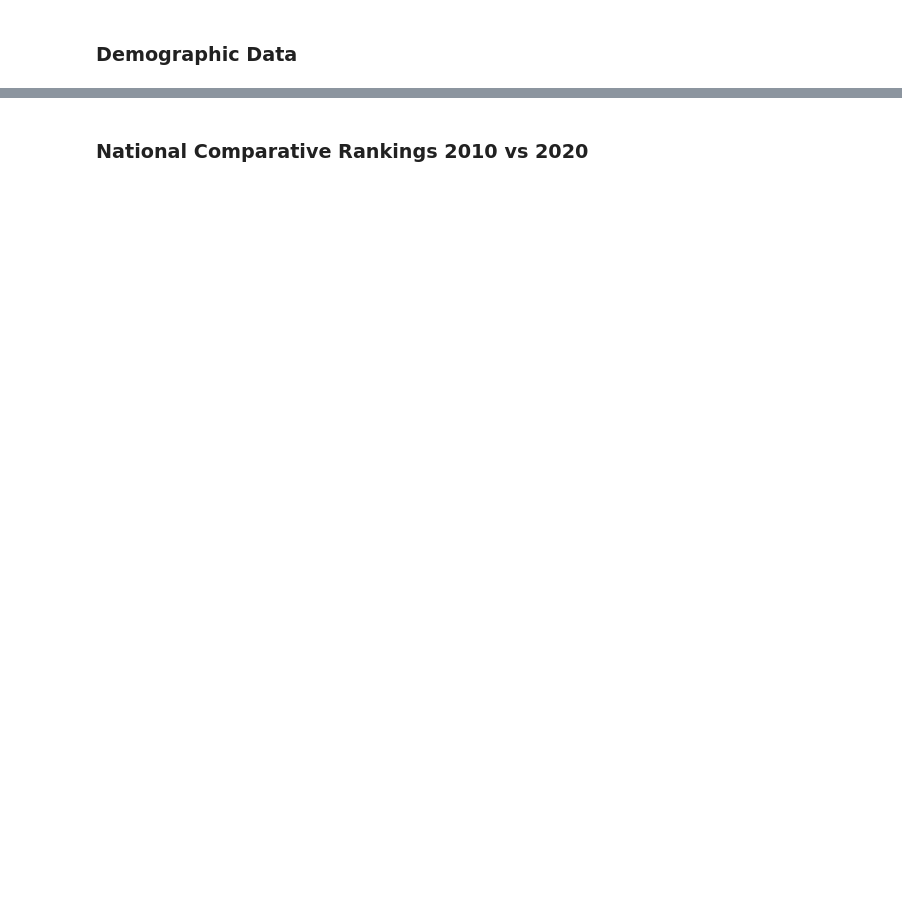
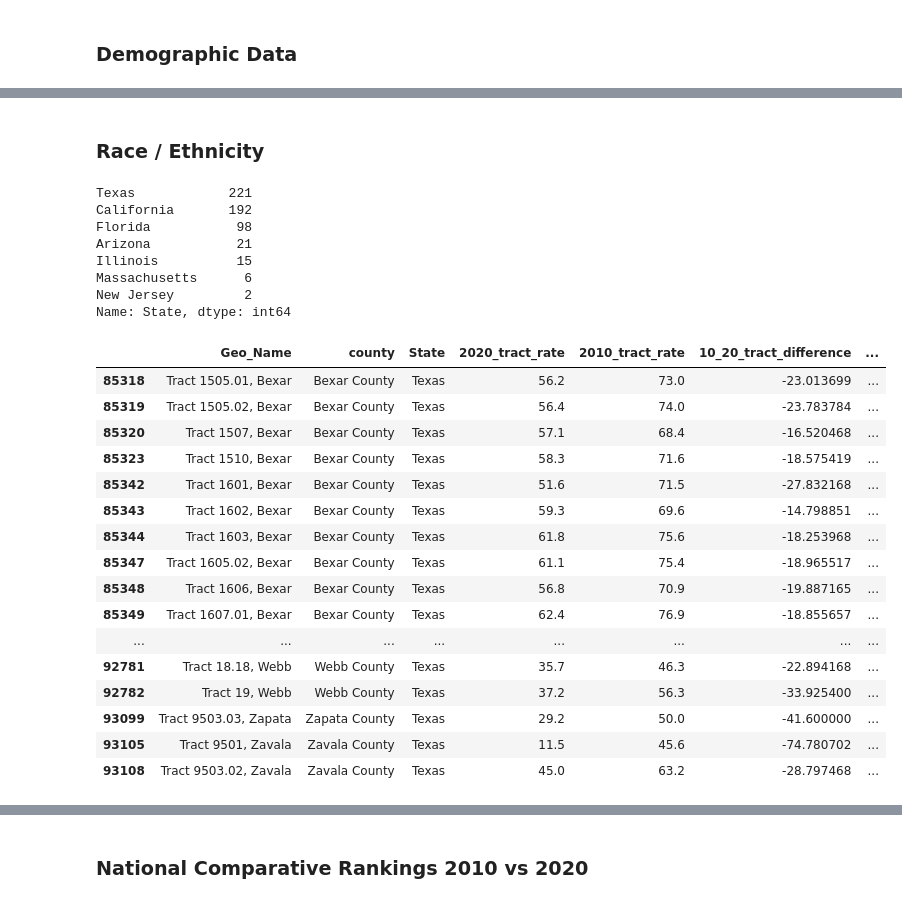
Before and after one commit to tdiffendal/USAT, a Jupyter notebook: census-responses/census_responses_colab.ipynb, the cells around one changed output, grey strips where cells are left out. Cells and saved outputs as stored; diff of their text form; code cells hidden in the pictures; blank space fills up the shorter version.

```diff
--- a/census-responses/census_responses_colab.ipynb
+++ b/census-responses/census_responses_colab.ipynb
@@ -468,0 +221,12 @@ lowest
+# %%
+#read in county-level voting information for the 2016 pres race
+df = pd.merge(df,
+              pd.read_csv('https://raw.githubusercontent.com/tdiffendal/USAT/master/census-responses/data/countypres_2016.csv',
+                         usecols = [1,3,4,7,8,9],
+                   skiprows=1,
+                   names= ['State', 'county', 'FIPS', 'party',
+                           'candidatevotes', 'totalvotes'],
+                    dtype={'State':np.str, 'county':np.str, 'FIPS':np.str,
+                           'party':np.str,'candidatevotes':np.str,
+                           'totalvotes':np.str}),
+              on=(['county', 'State']), how='left')
@@ -468,0 +579,4 @@ lowest
+# %%
+# Regional descriptions
+pd.set_option('display.max_rows', None)
+display(no_pr.groupby('Region').describe().round(2).T)
@@ -468,0 +996,34 @@ lowest
+# %% [markdown]
+### Race / Ethnicity
+# %%
+# show all tracts where Latino population 95% or higher by state
+display(no_pr[no_pr.latino_pct >= 95].State.value_counts())
+
+# show all 95 or higher Latino tracts in Texas
+display(no_pr.loc[(no_pr.State == 'Texas') & (no_pr.latino_pct >= 95)])
+# %% [output]
+Texas            221
+California       192
+Florida           98
+Arizona           21
+Illinois          15
+Massachusetts      6
+New Jersey         2
+Name: State, dtype: int64
+|  | Geo_Name | county | State | 2020_tract_rate | 2010_tract_rate | 10_20_tract_difference | ... |
+| 85318 | Tract 1505.01, Bexar | Bexar County | Texas | 56.2 | 73.0 | -23.013699 | ... |
+| 85319 | Tract 1505.02, Bexar | Bexar County | Texas | 56.4 | 74.0 | -23.783784 | ... |
+| 85320 | Tract 1507, Bexar | Bexar County | Texas | 57.1 | 68.4 | -16.520468 | ... |
+| 85323 | Tract 1510, Bexar | Bexar County | Texas | 58.3 | 71.6 | -18.575419 | ... |
+| 85342 | Tract 1601, Bexar | Bexar County | Texas | 51.6 | 71.5 | -27.832168 | ... |
+| 85343 | Tract 1602, Bexar | Bexar County | Texas | 59.3 | 69.6 | -14.798851 | ... |
+| 85344 | Tract 1603, Bexar | Bexar County | Texas | 61.8 | 75.6 | -18.253968 | ... |
+| 85347 | Tract 1605.02, Bexar | Bexar County | Texas | 61.1 | 75.4 | -18.965517 | ... |
+| 85348 | Tract 1606, Bexar | Bexar County | Texas | 56.8 | 70.9 | -19.887165 | ... |
+| 85349 | Tract 1607.01, Bexar | Bexar County | Texas | 62.4 | 76.9 | -18.855657 | ... |
+| ... | ... | ... | ... | ... | ... | ... | ... |
+| 92781 | Tract 18.18, Webb | Webb County | Texas | 35.7 | 46.3 | -22.894168 | ... |
+| 92782 | Tract 19, Webb | Webb County | Texas | 37.2 | 56.3 | -33.925400 | ... |
+| 93099 | Tract 9503.03, Zapata | Zapata County | Texas | 29.2 | 50.0 | -41.600000 | ... |
+| 93105 | Tract 9501, Zavala | Zavala County | Texas | 11.5 | 45.6 | -74.780702 | ... |
+| 93108 | Tract 9503.02, Zavala | Zavala County | Texas | 45.0 | 63.2 | -28.797468 | ... |
```
Also changed, not shown: parts of 210 cells of this notebook.
